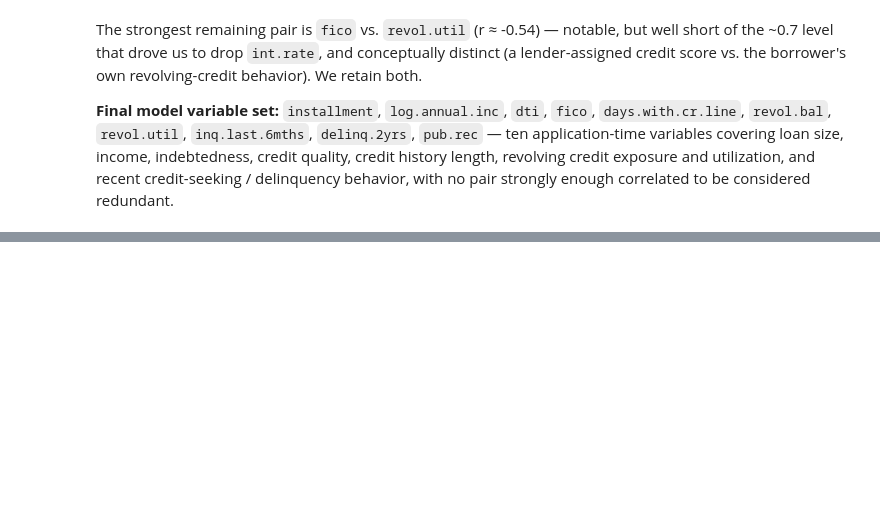
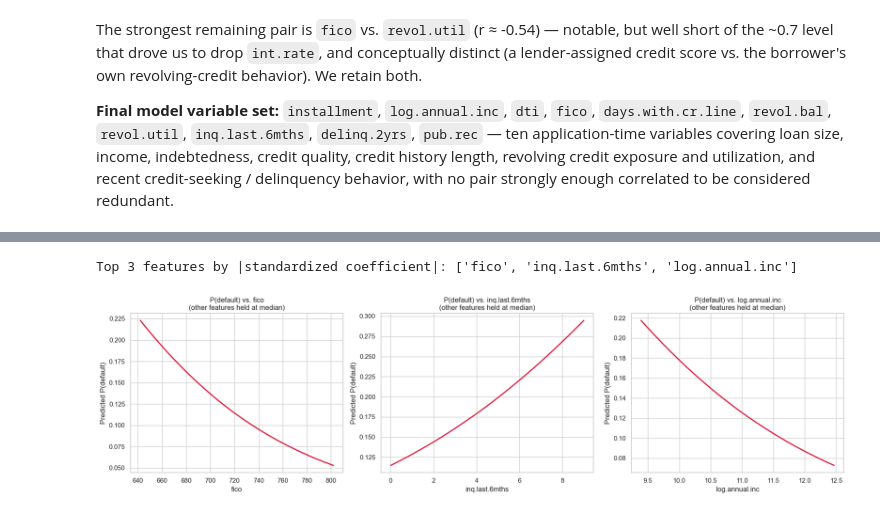
Before and after one commit to JLaniado/credit_ete_analysis, a Jupyter notebook: U2/notebooks/Credit_Default_Update2.ipynb, the cells around one changed output, grey strips where cells are left out. Cells and saved outputs as stored; diff of their text form; code cells hidden in the pictures; blank space fills up the shorter version.

```diff
--- a/U2/notebooks/Credit_Default_Update2.ipynb
+++ b/U2/notebooks/Credit_Default_Update2.ipynb
@@ -212,0 +378,25 @@ considered redundant.
+# %%
+top3_features = coef_summary.index[:3].tolist()
+print("Top 3 features by |standardized coefficient|:", top3_features)
+
+median_row_raw = X_train.median()
+
+fig, axes = plt.subplots(1, 3, figsize=(18, 5))
+for ax, feat in zip(axes, top3_features):
+    feat_range = np.linspace(X_train[feat].quantile(0.01), X_train[feat].quantile(0.99), 200)
+    grid = pd.DataFrame([median_row_raw.values] * len(feat_range), columns=model_vars)
+    grid[feat] = feat_range
+    grid_sm = sm.add_constant(grid, has_constant='add')
+    pred_prob = logit_result.predict(grid_sm)
+
+    ax.plot(feat_range, pred_prob, color='crimson', lw=2)
+    ax.set_xlabel(feat)
+    ax.set_ylabel('Predicted P(default)')
+    ax.set_title(f'P(default) vs. {feat}\n(other features held at median)')
+    ax.grid(True)
+
+plt.tight_layout()
+plt.show()
+# %% [output]
+Top 3 features by |standardized coefficient|: ['fico', 'inq.last.6mths', 'log.annual.inc']
+[figure, added]
```
Also changed, not shown: parts of 16 cells of this notebook.
